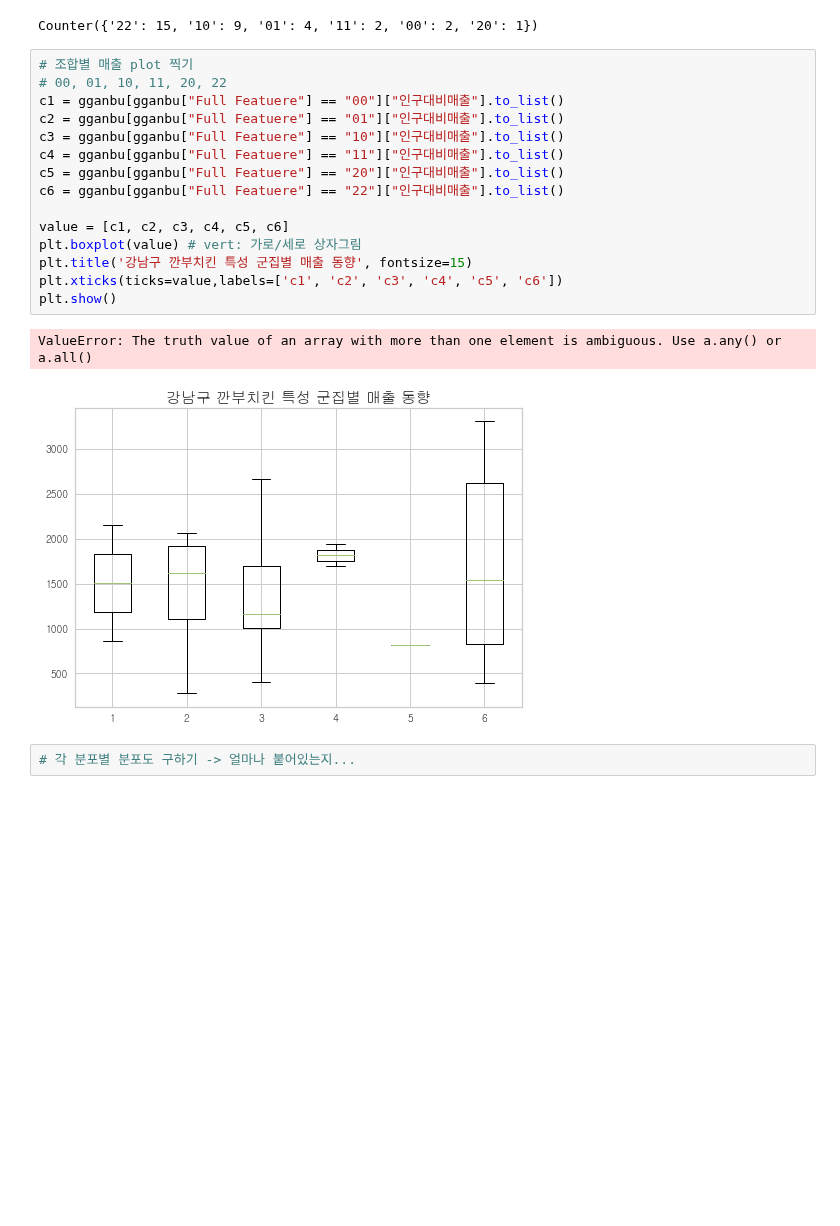
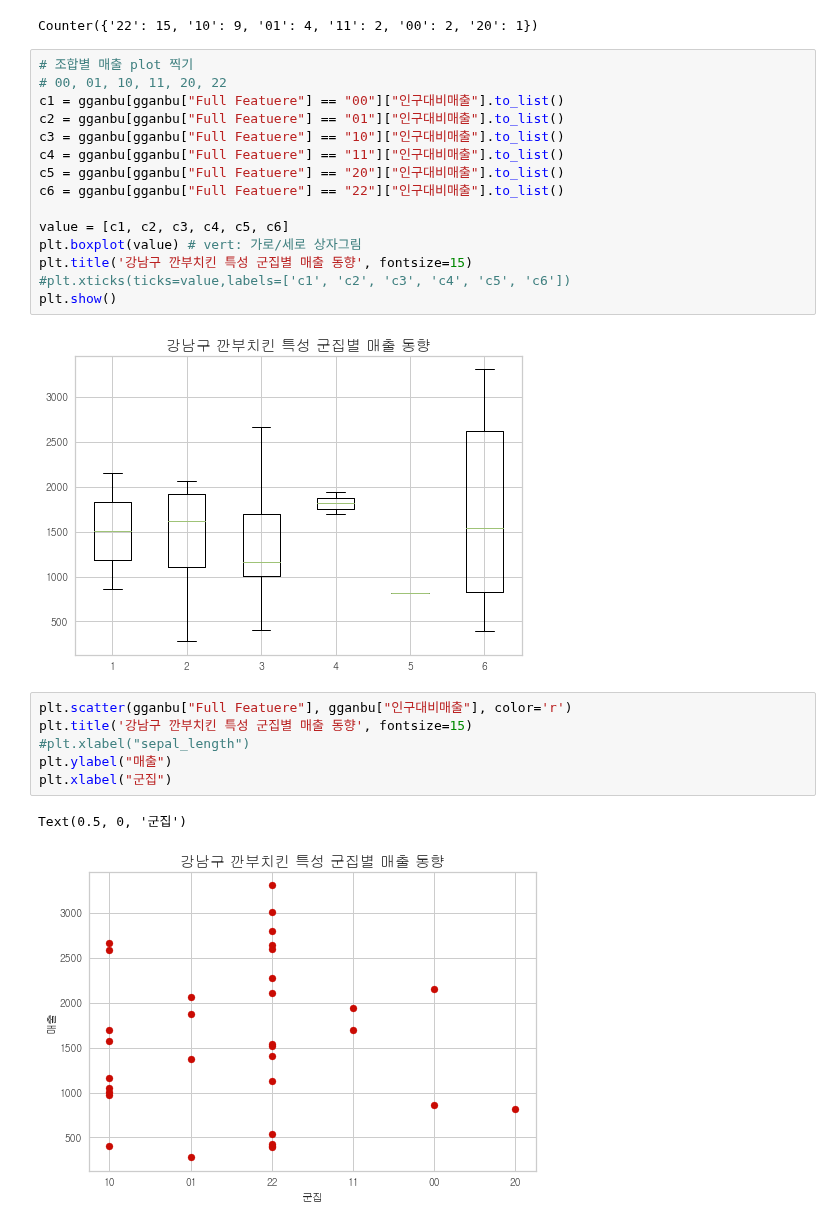
Before and after one commit to POSdata-Sales-Prediction/Store-operation-consulting, a Jupyter notebook: gangnam_geographic_clustering.ipynb, the cells around one changed output. Cells and saved outputs as stored; diff of their text form; blank space fills up the shorter version.

Commit message:
[22.04.23] plot upload_YL

```diff
--- a/gangnam_geographic_clustering.ipynb
+++ b/gangnam_geographic_clustering.ipynb
@@ -349,10 +349,16 @@ c6 = gganbu[gganbu["Full Featuere"] == "22"]["인구대비매출"].to_list()
 value = [c1, c2, c3, c4, c5, c6]
 plt.boxplot(value) # vert: 가로/세로 상자그림
 plt.title('강남구 깐부치킨 특성 군집별 매출 동향', fontsize=15)
-plt.xticks(ticks=value,labels=['c1', 'c2', 'c3', 'c4', 'c5', 'c6'])
+#plt.xticks(ticks=value,labels=['c1', 'c2', 'c3', 'c4', 'c5', 'c6'])
 plt.show()
 # %% [output]
-ValueError: The truth value of an array with more than one element is ambiguous. Use a.any() or a.all()
 [figure]
-# %%
-# 각 분포별 분포도 구하기 -> 얼마나 붙어있는지...
+# %%
+plt.scatter(gganbu["Full Featuere"], gganbu["인구대비매출"], color='r')
+plt.title('강남구 깐부치킨 특성 군집별 매출 동향', fontsize=15)
+#plt.xlabel("sepal_length")
+plt.ylabel("매출")
+plt.xlabel("군집")
+# %% [output]
+Text(0.5, 0, '군집')
+[figure, added]
```
Also changed, not shown: parts of 1 cell of this notebook.
